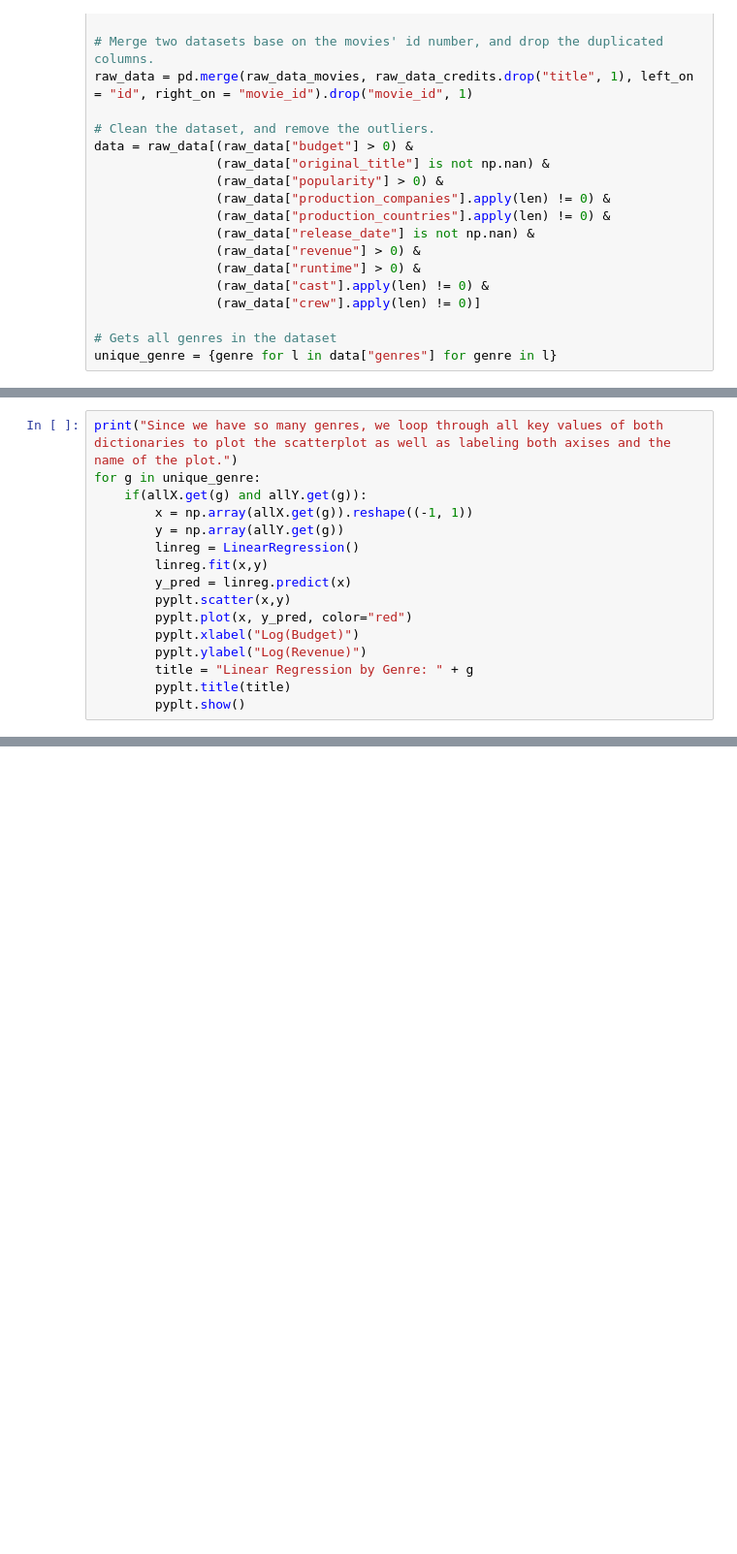
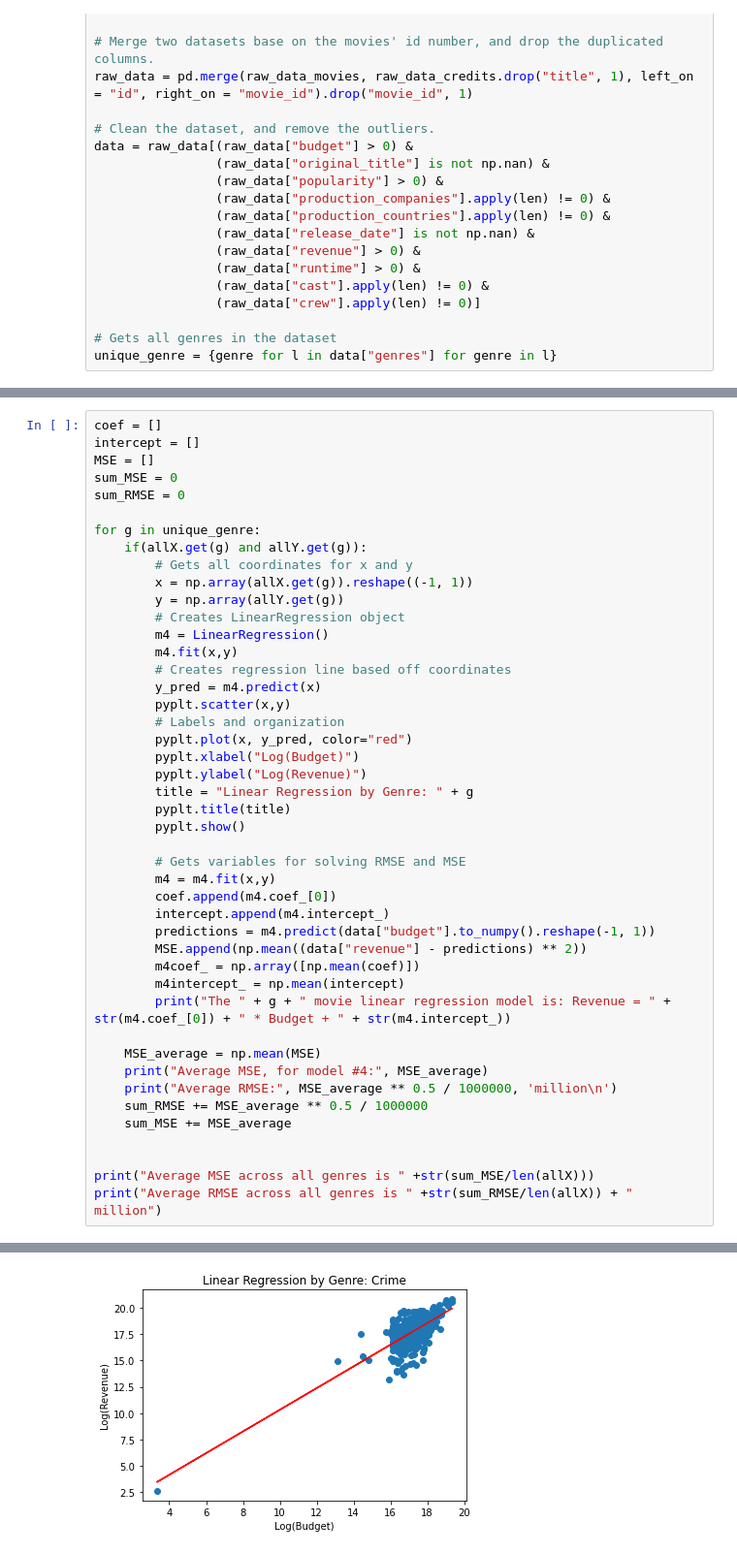
Before and after one commit to jeffreyz6002/CSE351_Project-Movie-Release-Analysis-, a Jupyter notebook: Advanced Model # 2 .ipynb, the cells around one changed output, grey strips where cells are left out. Shown at 97% size. Saved outputs shown, nothing was run; the diff lists cells and outputs as text; blank space fills up the shorter version.

```diff
--- a/Advanced Model # 2 .ipynb
+++ b/Advanced Model # 2 .ipynb
@@ -74,16 +70,0 @@ In the following actions, we make sure that all genres have budgets and revenues
-# %%
-print("Since we have so many genres, we loop through all key values of both dictionaries to plot the scatterplot as well as labeling both axises and the name of the plot.")
-for g in unique_genre:
-    if(allX.get(g) and allY.get(g)):
-        x = np.array(allX.get(g)).reshape((-1, 1))
-        y = np.array(allY.get(g))
-        linreg = LinearRegression()
-        linreg.fit(x,y)
-        y_pred = linreg.predict(x)
-        pyplt.scatter(x,y)
-        pyplt.plot(x, y_pred, color="red")
-        pyplt.xlabel("Log(Budget)")
-        pyplt.ylabel("Log(Revenue)")
-        title = "Linear Regression by Genre: " + g
-        pyplt.title(title)
-        pyplt.show()
@@ -103,0 +73,46 @@ Since we have so many genres, we loop through all key values of both dictionarie
+# %%
+coef = []
+intercept = []
+MSE = []
+sum_MSE = 0
+sum_RMSE = 0
+
+for g in unique_genre:
+    if(allX.get(g) and allY.get(g)):
+        # Gets all coordinates for x and y
+        x = np.array(allX.get(g)).reshape((-1, 1))
+        y = np.array(allY.get(g))
+        # Creates LinearRegression object
+        m4 = LinearRegression()
+        m4.fit(x,y)
+        # Creates regression line based off coordinates
+        y_pred = m4.predict(x)
+        pyplt.scatter(x,y)
+        # Labels and organization
+        pyplt.plot(x, y_pred, color="red")
+        pyplt.xlabel("Log(Budget)")
+        pyplt.ylabel("Log(Revenue)")
+        title = "Linear Regression by Genre: " + g
+        pyplt.title(title)
+        pyplt.show()
+
+        # Gets variables for solving RMSE and MSE
+        m4 = m4.fit(x,y)
+        coef.append(m4.coef_[0])
+        intercept.append(m4.intercept_)
+        predictions = m4.predict(data["budget"].to_numpy().reshape(-1, 1))
+        MSE.append(np.mean((data["revenue"] - predictions) ** 2))
+        m4coef_ = np.array([np.mean(coef)])
+        m4intercept_ = np.mean(intercept)
+        print("The " + g + " movie linear regression model is: Revenue = " + str(m4.coef_[0]) + " * Budget + " + str(m4.intercept_))
+
+    MSE_average = np.mean(MSE)
+    print("Average MSE, for model #4:", MSE_average)
+    print("Average RMSE:", MSE_average ** 0.5 / 1000000, 'million\n')
+    sum_RMSE += MSE_average ** 0.5 / 1000000
+    sum_MSE += MSE_average
+
+
+print("Average MSE across all genres is " +str(sum_MSE/len(allX)))
+print("Average RMSE across all genres is " +str(sum_RMSE/len(allX)) + " million")
+# %% [output]
@@ -103,0 +127 @@ Since we have so many genres, we loop through all key values of both dictionarie
+[figure, added]
```
Also changed, not shown: parts of 10 cells of this notebook.
